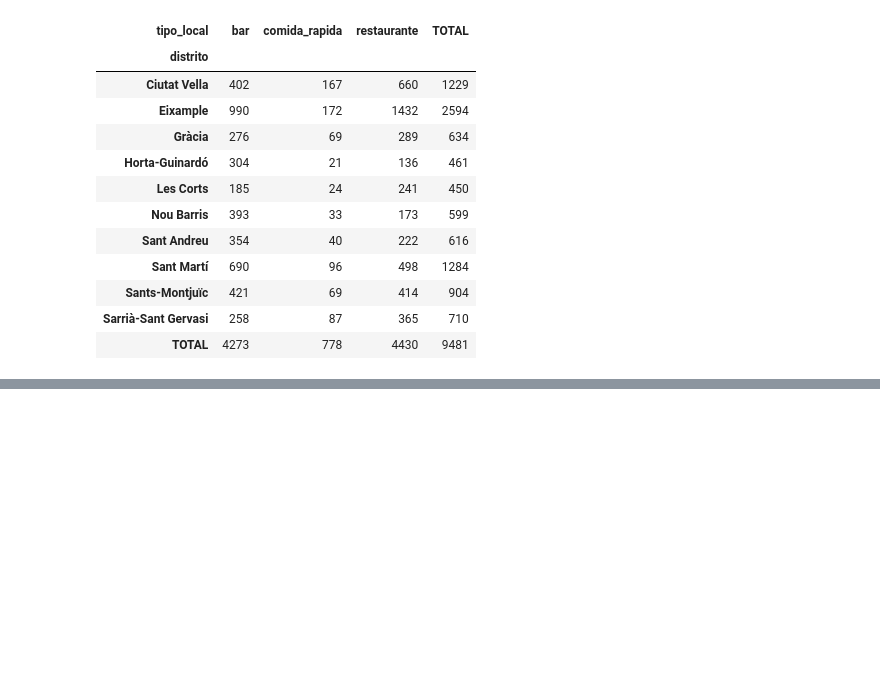
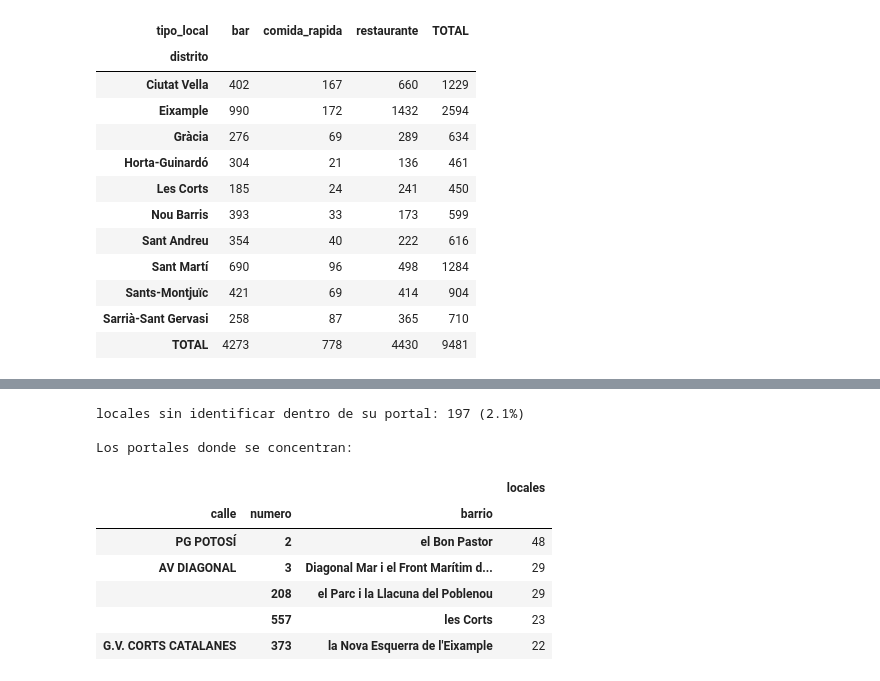
Before and after one commit to Ruthlessallen/Turismo-y-Barcelona, a Jupyter notebook: pipeline/notebooks/revisar_restauracion.ipynb, the cells around one changed output, grey strips where cells are left out. Drawn from its saved outputs; the diff is of its cells as text; code cells hidden in the pictures; blank space fills up the shorter version.

```diff
--- a/pipeline/notebooks/revisar_restauracion.ipynb
+++ b/pipeline/notebooks/revisar_restauracion.ipynb
@@ -527,0 +532,22 @@ display(pd.crosstab(restauracion["distrito"], restauracion["tipo_local"], margin
+# %%
+# 13. Que se repite de verdad y que no
+print("=== FILAS IDENTICAS ===")
+print(f"  en las {restauracion.shape[1]} columnas del esquema: "
+      f"{int(restauracion.duplicated().sum())}")
+print()
+
+# El censo escribe 190 identificadores entre llaves --{uuid} en vez de uuid--, de dos dias de
+# campo concretos y casi todos en centros comerciales: un lote que entro por otra via. Y uno
+# tiene un caracter de mas. Mientras el id no se normaliza, dos filas del mismo local pasan por
+# distintas y el duplicado no se ve.
+print("=== FORMATO DEL IDENTIFICADOR ===")
+largo = restauracion["local_id"].astype(str).str.len().value_counts().sort_index()
+for n, cuantos in largo.items():
+    etiqueta = {36: "uuid normal", 37: "un caracter de mas", 38: "entre llaves {}"}.get(n, "?")
+    print(f"  {n} caracteres: {cuantos:>6,}   {etiqueta}")
+
+restauracion["local_id"] = (restauracion["local_id"].astype(str)
+                            .str.strip("{}").str.lower().str[:36])
+print()
+print(f"  tras normalizar, ids distintos: {restauracion['local_id'].nunique():,} "
+      f"de {len(restauracion):,}")
@@ -527,0 +564,28 @@ display(pd.crosstab(restauracion["distrito"], restauracion["tipo_local"], margin
+# %%
+# 14. Los que el censo no llego a identificar
+#
+# `Direccio_Unica` acaba en `LOC <numero>` cuando el censo sabe que local es, y en `LOC NA` cuando
+# solo sabe que en ese portal hay un establecimiento. Son mercados y galerias: Els Encants tiene
+# 10 asi, el Mercat de la Barceloneta 2.
+#
+# NO son duplicados. Borrarlos por repetir direccion y nombre se cargaria locales que existen.
+restauracion["local_identificado"] = ~restauracion["direccion"].astype(str).str.endswith("LOC NA")
+
+sin_identificar = ~restauracion["local_identificado"]
+print(f"locales sin identificar dentro de su portal: {int(sin_identificar.sum())} "
+      f"({sin_identificar.mean():.1%})")
+print()
+print("Los portales donde se concentran:")
+display(restauracion[sin_identificar].groupby(["calle", "numero", "barrio"])
+        .size().rename("locales").sort_values(ascending=False).head(5).to_frame())
+# %% [output]
+locales sin identificar dentro de su portal: 197 (2.1%)
+
+Los portales donde se concentran:
+|  |  |  | locales |
+| calle | numero | barrio |  |
+| PG POTOSÍ | 2 | el Bon Pastor | 48 |
+| AV DIAGONAL | 3 | Diagonal Mar i el Front Marítim d... | 29 |
+|  | 208 | el Parc i la Llacuna del Poblenou | 29 |
+|  | 557 | les Corts | 23 |
+| G.V. CORTS CATALANES | 373 | la Nova Esquerra de l'Eixample | 22 |
```
Also changed, not shown: parts of 4 cells of this notebook, 5 other files.
